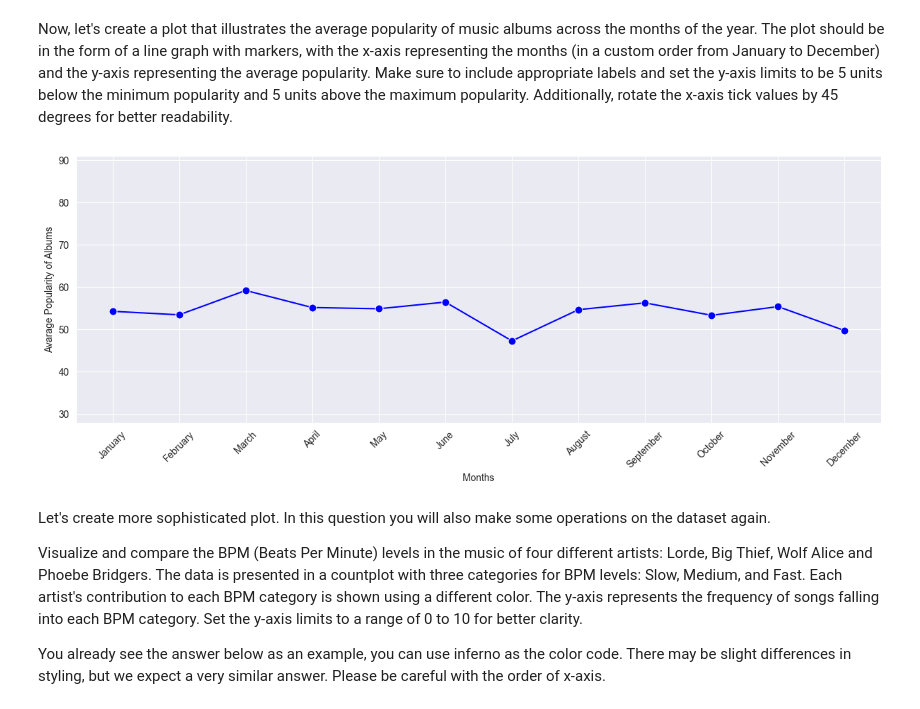
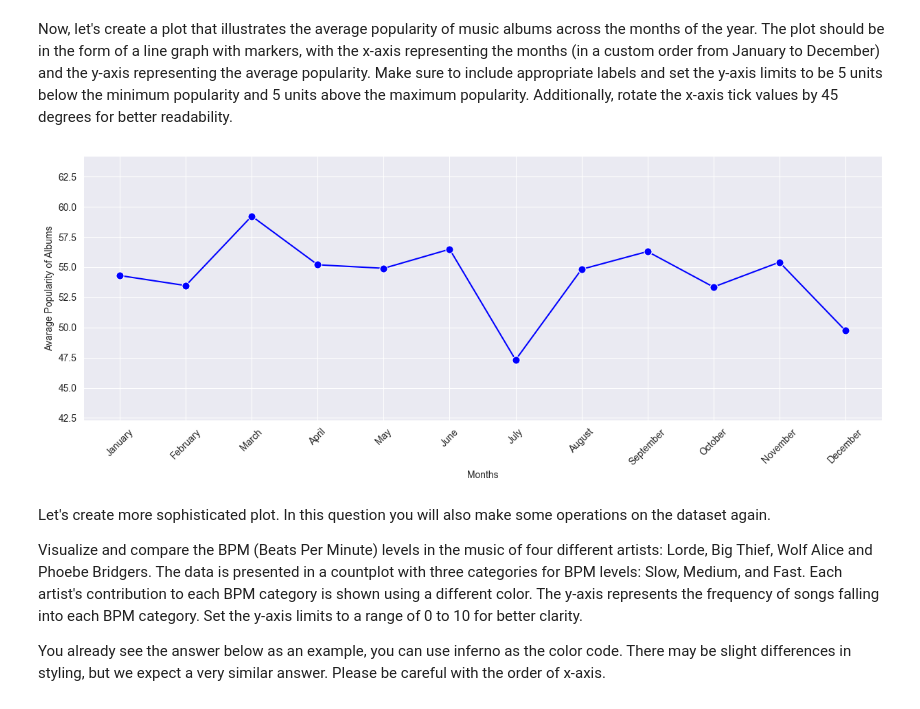
Before and after one commit to firatbatar/SU-Undergraduate-CS210, a Jupyter notebook: Homeworks/HW1/CS210 - Homework 1 - Spotify Playlist Analysis.ipynb, the cells around one changed output. Saved outputs shown, nothing was run; the diff lists cells and outputs as text; code cells hidden in the pictures.

```diff
--- a/Homeworks/HW1/CS210 - Homework 1 - Spotify Playlist Analysis.ipynb
+++ b/Homeworks/HW1/CS210 - Homework 1 - Spotify Playlist Analysis.ipynb
@@ -261,8 +263,8 @@ Let's test our filtering skills. Filtering is a significant skill in data scienc
 # %%
 #3pts
 filtered_song = df[df["Song"] == "Crying Lightning"].loc[0]  # Save the filtered song
-df = df[df["Song"] != "Crying Lightning"]
-df.head(5)
+filtered_df = df[df["Song"] != "Crying Lightning"]
+filtered_df.head(5)
 # print(filtered_song)
 # %% [output]
 |  | # | Song | Artist | Popularity | BPM | Genres | Parent Genres | Album | Album Date | Time | ... |
@@ -328,8 +330,9 @@ For the first question:
 #2pts
 with sns.axes_style("ticks"):
     fig, axs = plt.subplots(1, 2, figsize=(12, 4))
+    df
     sns.histplot(data=df, x="Popularity_Category", binwidth=30, color="red", ax=axs[0])
-    sns.histplot(data=df, x="BPM_Category", binwidth=30, color="blue", ax=axs[1])
+    sns.histplot(data=pd.Categorical(df['BPM_Category'], ['Slow','Medium','Fast']), x="BPM_Category", binwidth=30, color="blue", ax=axs[1])
 
     axs[0].set(title="Popularities", xlabel='Popularity Category', ylabel='Frequencies', ylim=(0, 200))
     axs[1].set(title="BPM Categories", xlabel='BPM Category', ylabel='Frequencies', ylim=(0, 200))
@@ -348,6 +352,6 @@ with sns.axes_style("darkgrid"):
     fig, ax = plt.subplots()
 
     sns.scatterplot(data=df, x="Loud", y="Energy", ax=ax)
-    ax.set(title="Loudness vs. Energy", xlim=(-20, -2), ylim=(0, 100), xlabel="Loudness", ylabel="Energy")
+    ax.set(title="Energy vs. Loudness", xlim=(-20, -2), ylim=(0, 100), xlabel="Loudness", ylabel="Energy")
     plt.show()
 # %% [output]
@@ -357,8 +361,9 @@ Now, create the plot which displays the average popularity of music albums over
 # %%
 #6pts
-df["Album Year"] = [df["Album Date"][i].split("-")[0] for i in range(1, df.shape[0] + 1)]
-album_popularities = df.groupby(['Album', 'Album Year'])['Popularity'].mean().reset_index()
-year_popularities = album_popularities.groupby('Album Year')['Popularity'].mean().reset_index()
+album_df = df[["Album", "Popularity"]].copy()  # A new DataFrame with only Album names and Popularity score
+album_df["Album Year"] = [df["Album Date"][i].split("-")[0] for i in range(0, album_df.shape[0])]  # Add a new column including years for each entry
+album_popularities = album_df.groupby(['Album', 'Album Year'])['Popularity'].mean().reset_index()  # Group the albums and years and calcuate avg. popularity for every album
+year_popularities = album_popularities.groupby('Album Year')['Popularity'].mean().reset_index()  # Get the avg. popularity for each year
 
 
 with sns.axes_style("darkgrid"):
@@ -374,21 +379,25 @@ with sns.axes_style("darkgrid"):
 Now, let's create a plot that illustrates the average popularity of music albums across the months of the year. The plot should be in the form of a line graph with markers, with the x-axis representing the months (in a custom order from January to December) and the y-axis representing the average popularity. Make sure to include appropriate labels and set the y-axis limits to be 5 units below the minimum popularity and 5 units above the maximum popularity. Additionally, rotate the x-axis tick values by 45 degrees for better readability.
 # %%
 #7pts
+# Do the same thing as the last cell with months
+# Sort the months in correct order and convert labels to names
+
 month_names = {'00': np.nan, '01': "January", '02': "February", '03': "March", '04': "April", '05': "May", '06': "June", '07': "July",'08': "August", '09': "September", '10': "October", '11': "November", '12': "December"}
-df[["Album Month", "Album Month Numeric"]] = [[month_names[df["Album Date"][i].split("-")[1]], df["Album Date"][i].split("-")[1]] for i in range(1, df.shape[0] + 1)]
-album_popularities_month = df.groupby(['Album', 'Album Month', 'Album Month Numeric'])['Popularity'].mean().reset_index()
+album_df = df[["Album", "Popularity"]].copy()
+album_df[["Album Month", "Album Month Numeric"]] = [[month_names[df["Album Date"][i].split("-")[1]], df["Album Date"][i].split("-")[1]] for i in range(0, album_df.shape[0])]
+album_popularities_month = album_df.groupby(['Album', 'Album Month', 'Album Month Numeric'])['Popularity'].mean().reset_index()
 month_popularities = album_popularities_month.groupby(['Album Month', 'Album Month Numeric'])['Popularity'].mean().reset_index()
 month_popularities = month_popularities.sort_values(by='Album Month Numeric').reset_index()[["Album Month", "Popularity"]]
 
 with sns.axes_style("darkgrid"):
     fig, ax = plt.subplots(figsize=(15, 5))
     sns.lineplot(data=month_popularities, x='Album Month', y='Popularity', marker='o', linestyle='-', markersize=8, color="blue", ax=ax)
 
-    ax.set(xlabel="Months", ylabel="Avarage Popularity of Albums", ylim=(min(year_popularities['Popularity']) - 5, max(year_popularities['Popularity']) + 5))
+    ax.set(xlabel="Months", ylabel="Avarage Popularity of Albums", ylim=(min(month_popularities['Popularity']) - 5, max(month_popularities['Popularity']) + 5))
     ax.tick_params(axis='x', labelrotation=45)
     plt.show()
 # %% [output]
-[figure, old version]
+[figure, new version]
 # %% [markdown]
 Let's create more sophisticated plot. In this question you will also make some operations on the dataset again.
 
```
Also changed, not shown: parts of 8 cells of this notebook.
